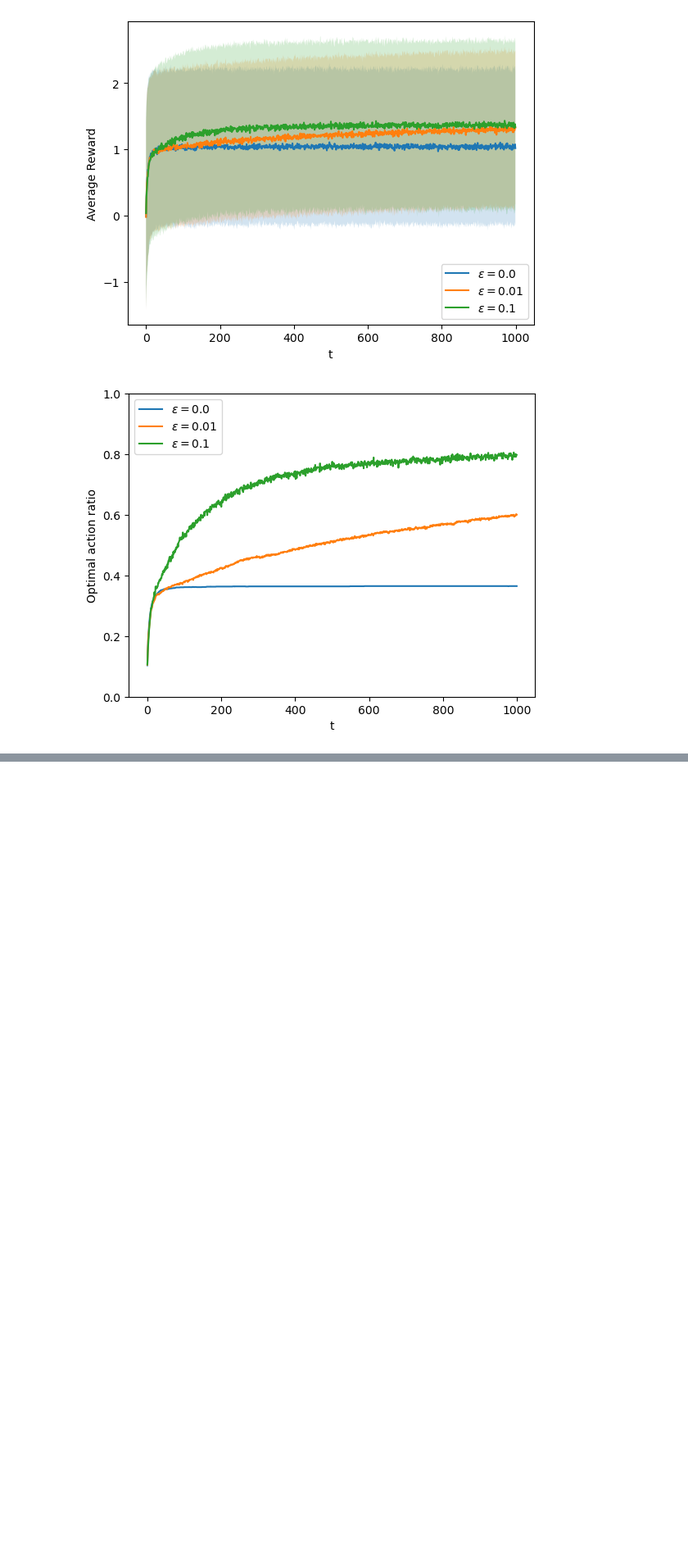
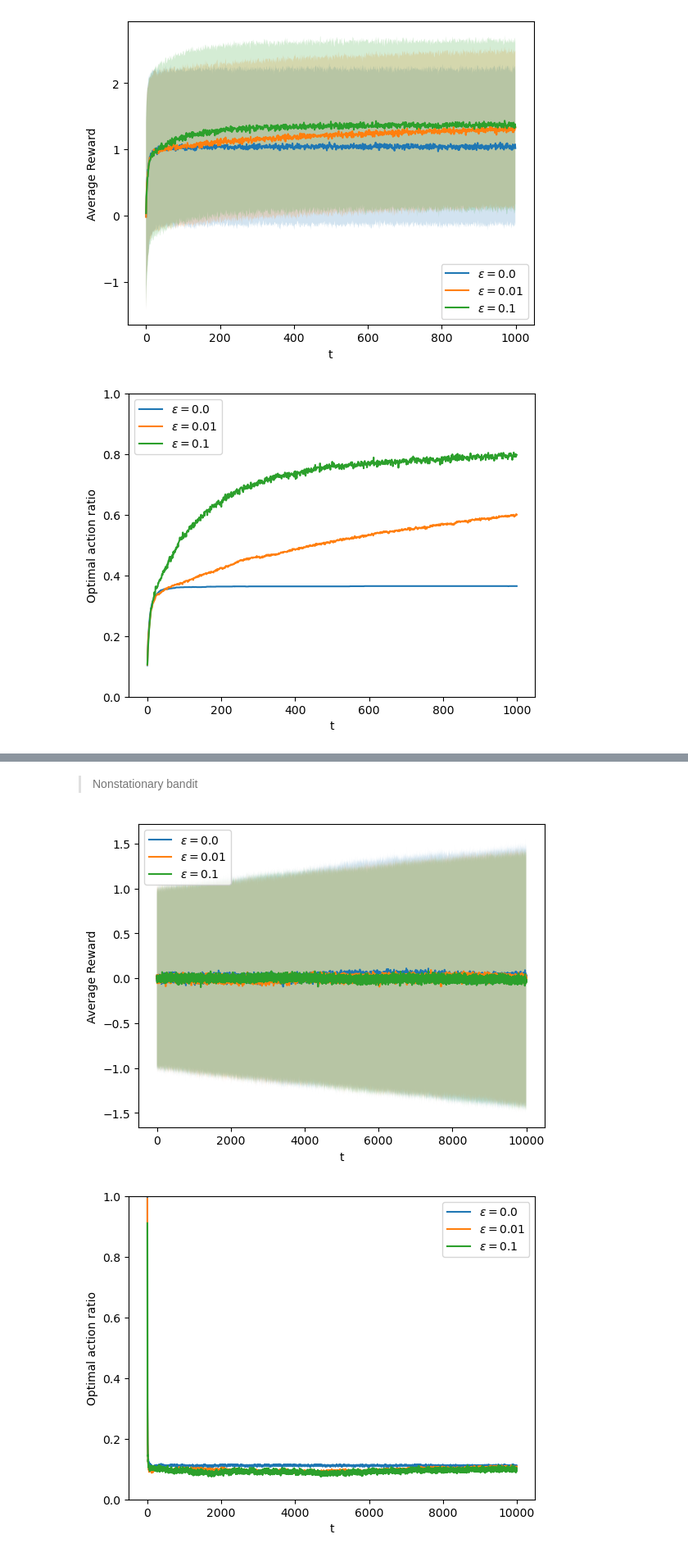
Before and after one commit to csongorszasz/rlbook-2nd, a Jupyter notebook: ch02/kbandit.ipynb, the cells around one changed output, grey strips where cells are left out. Shown at 82% size. Cells and saved outputs as stored; diff of their text form; code cells hidden in the pictures; blank space fills up the shorter version.

```diff
--- a/ch02/kbandit.ipynb
+++ b/ch02/kbandit.ipynb
@@ -162,0 +179,49 @@ plot_optimal_action_ratio(metrics, configs)
+# %% [markdown]
+> Nonstationary bandit
+# %%
+import numpy as np
+rng = np.random.default_rng(0)
+# %%
+class BanditNonstat:
+    def __init__(self, k, noise_var, **kwargs):
+        self.k = k
+        self.noise_var = noise_var
+        self.q = np.zeros(k)
+        self.optimal_action = self.q.argmax()
+        self.r_sigma = 1.0
+
+    def _add_noise(self):
+        self.q += rng.normal(0, self.noise_var)
+
+    def step(self, k):
+        self._add_noise()
+        return rng.normal(self.q[k], self.r_sigma)
+# %%
+c1 = Config(
+    bandit_cls = BanditNonstat,
+    k = 10,
+    time_steps = 10000,
+    experiments = 2000,
+    eps = 0.0,
+    constant_step = False,
+    noise_var = 0.01,
+)
+c2 = copy.deepcopy(c1)
+c2.eps = 0.01
+c3 = copy.deepcopy(c1)
+c3.eps = 0.1
+configs = (c1, c2, c3)
+
+metrics = []
+for c in configs:
+    mc = MetricsCollection(c)
+    for exp_nr in range(c.experiments):
+        ms: MetricsSingle = do_experiment(c)
+        mc.save_experiment(ms)
+    metrics.append(mc)
+
+plot_rewards(metrics, configs)
+plot_optimal_action_ratio(metrics, configs)
+# %% [output]
+[figure, added]
+[figure, added]
```
Also changed, not shown: parts of 13 cells of this notebook.
